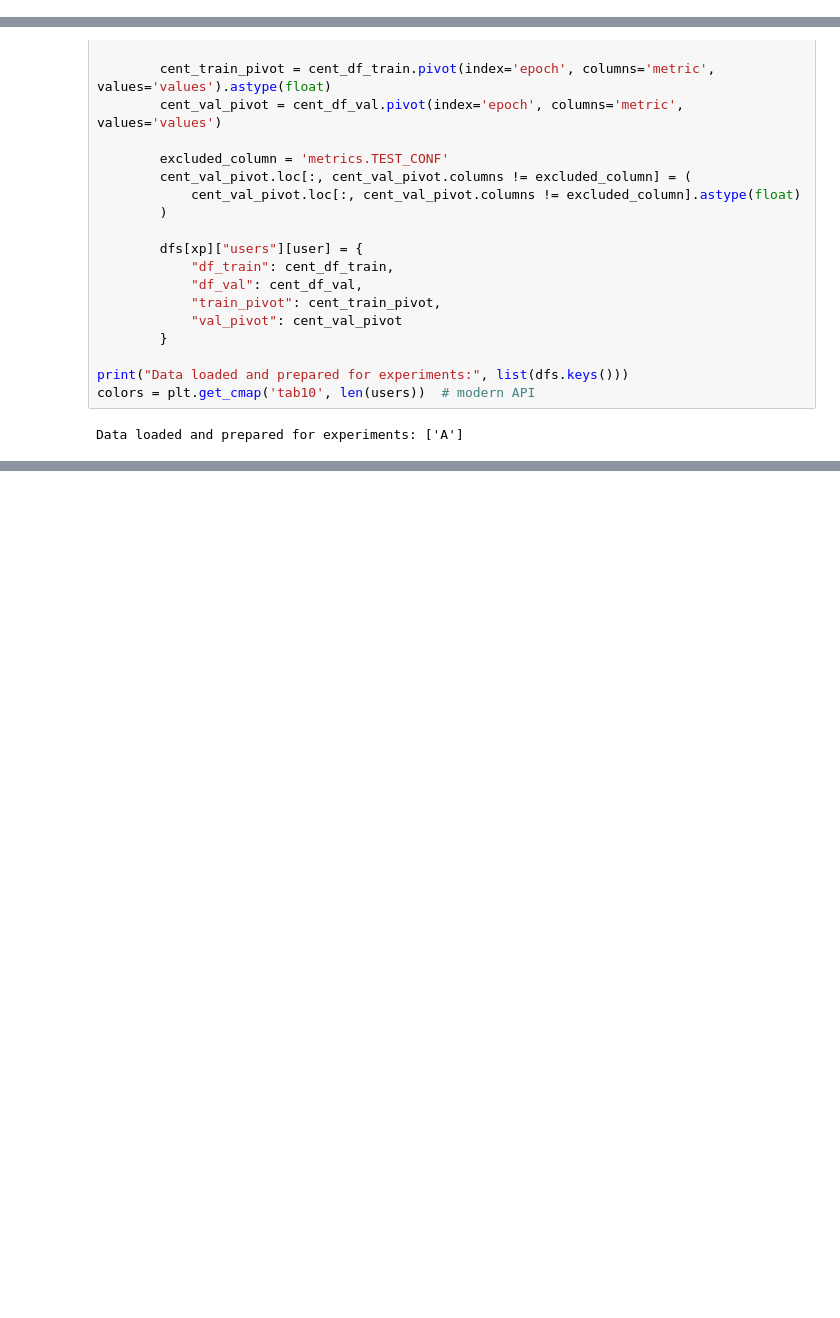
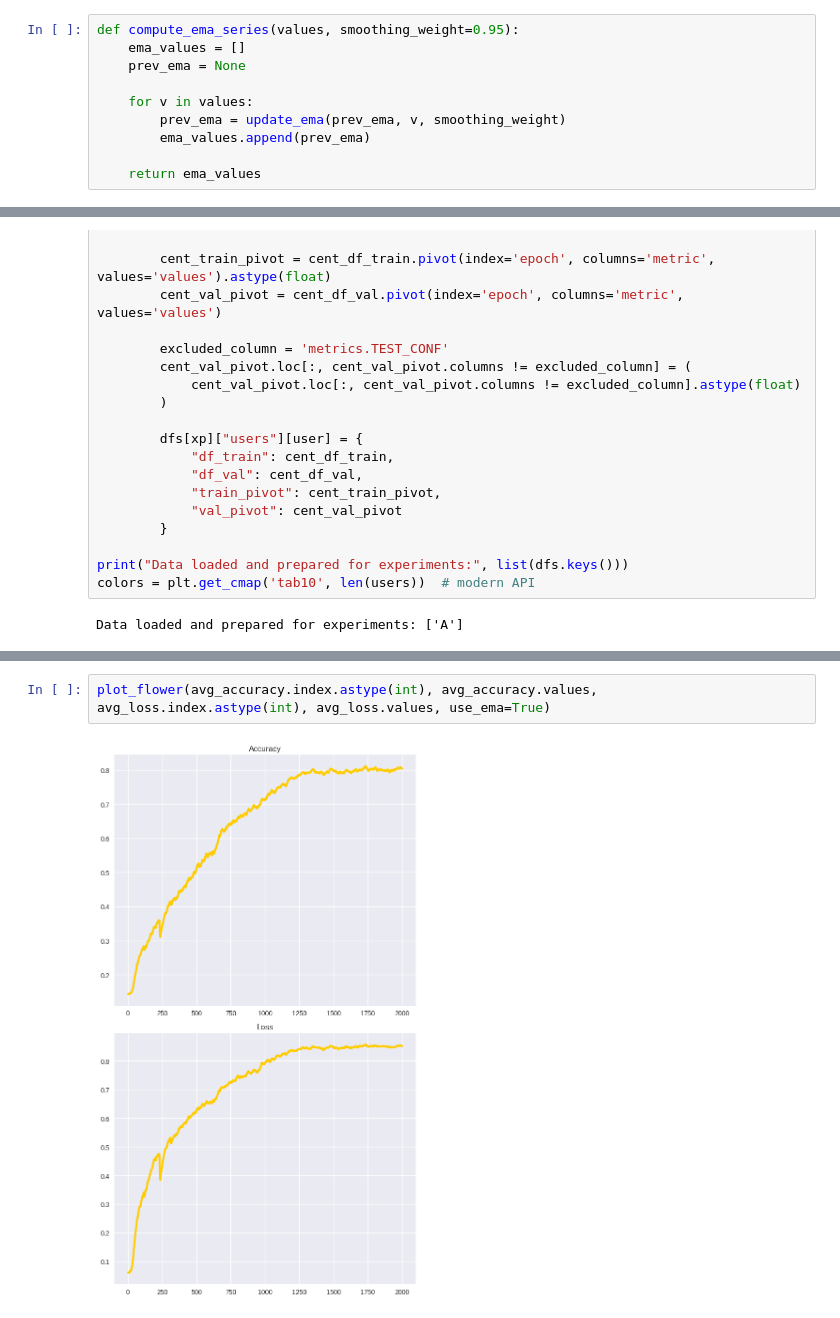
Before and after one commit to TulioPolido/federated_proxy_offset, a Jupyter notebook: Flautim/Personalized/FedMeta ProxyNCA V2/Results/PAMAP/plot_results_pamap.ipynb, the cells around one changed output, grey strips where cells are left out. Saved outputs shown, nothing was run; the diff lists cells and outputs as text; blank space fills up the shorter version.

```diff
--- a/Flautim/Personalized/FedMeta ProxyNCA V2/Results/PAMAP/plot_results_pamap.ipynb
+++ b/Flautim/Personalized/FedMeta ProxyNCA V2/Results/PAMAP/plot_results_pamap.ipynb
@@ -47,0 +74,10 @@ def plot_server_metrics(val_pivot, test_metric, test_label, y_label, title):
+# %%
+def compute_ema_series(values, smoothing_weight=0.95):
+    ema_values = []
+    prev_ema = None
+
+    for v in values:
+        prev_ema = update_ema(prev_ema, v, smoothing_weight)
+        ema_values.append(prev_ema)
+
+    return ema_values
@@ -234,3 +318,7 @@ for xp in dfs:
+# %%
+plot_flower(avg_accuracy.index.astype(int), avg_accuracy.values, avg_loss.index.astype(int), avg_loss.values, use_ema=True)
+# %% [output]
+[figure, added]
 # %%
 for xp in dfs:
     print(f"\n=== Experiment {xp} ===")
```
Also changed, not shown: parts of 9 cells of this notebook, 2 other files.
